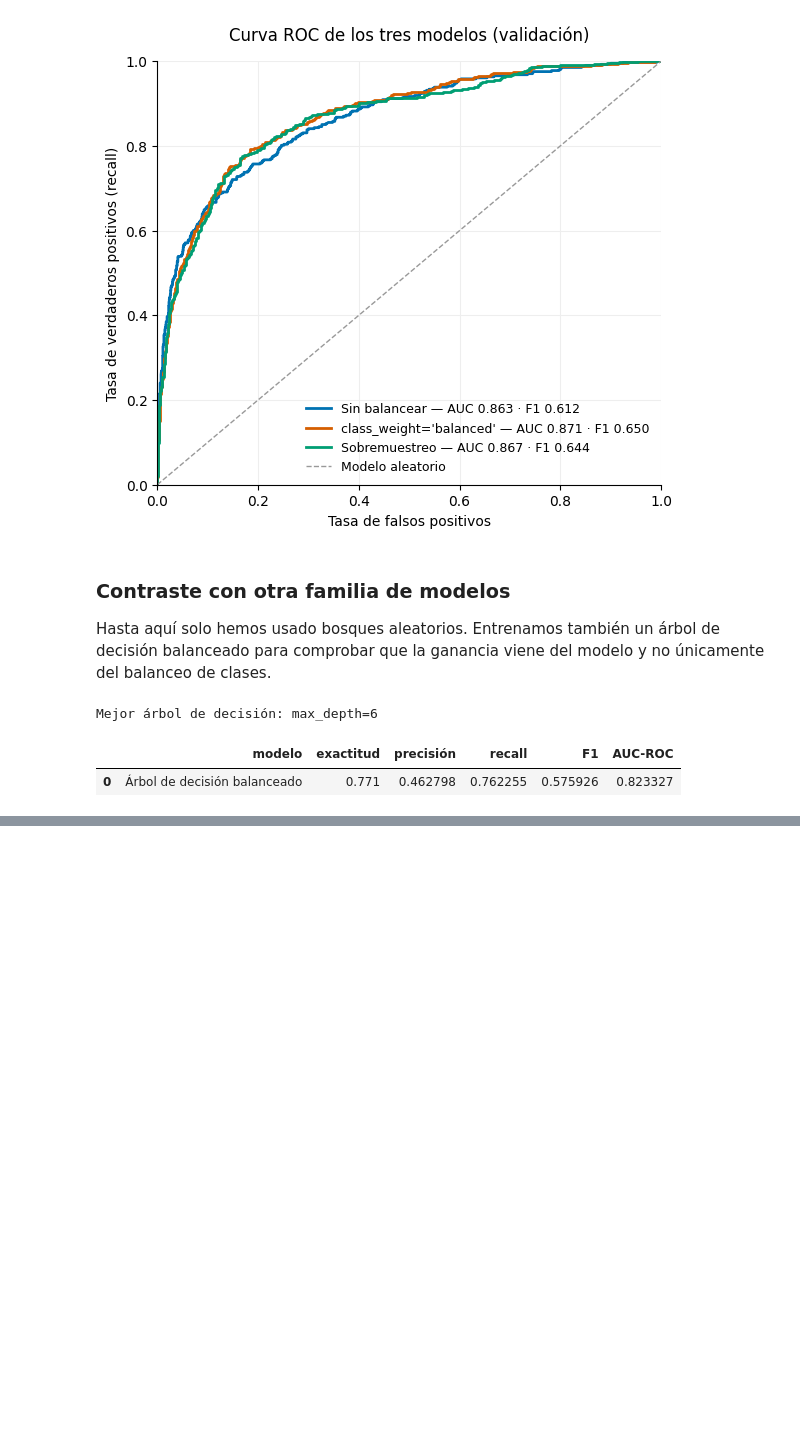
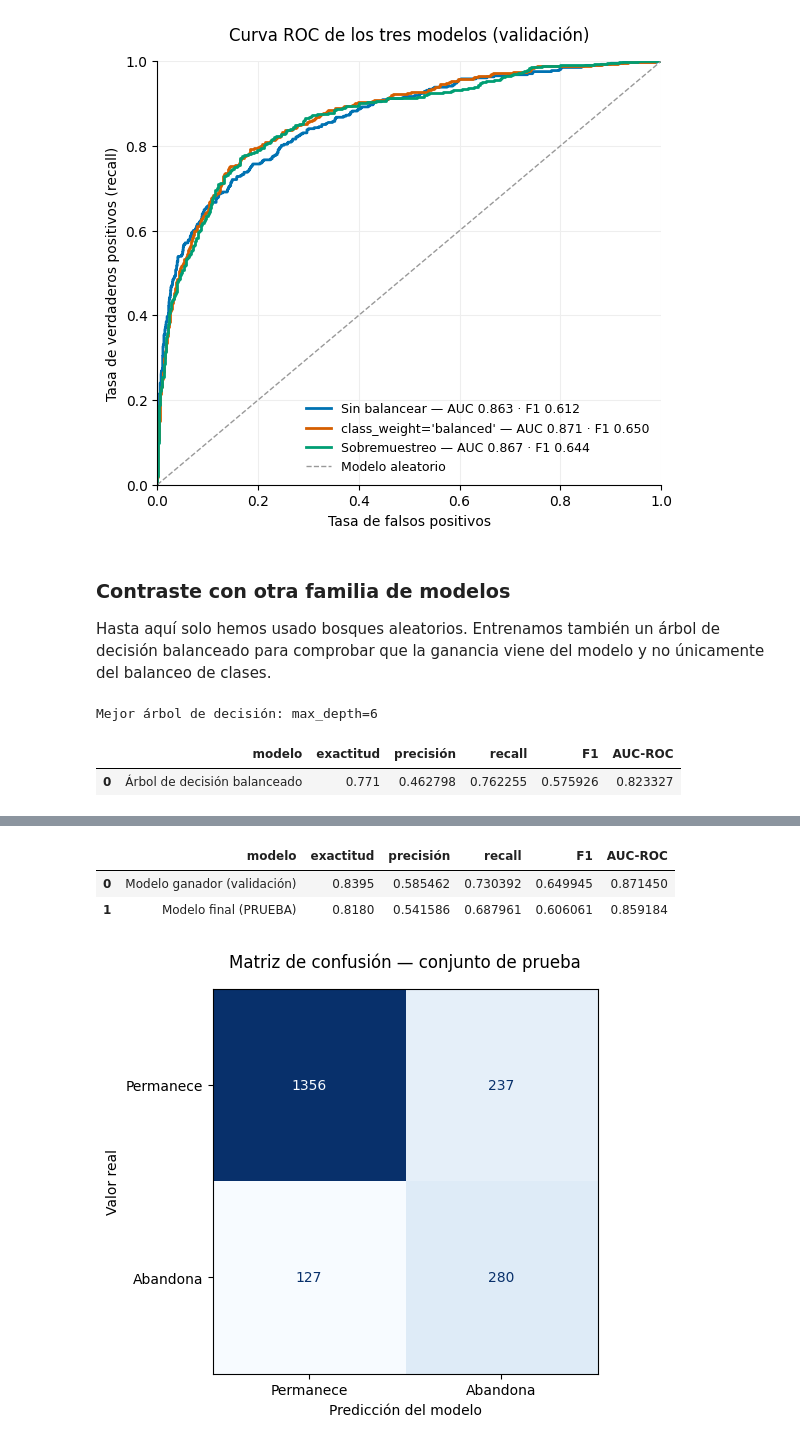
Before and after one commit to carloscarranza2486/tripleten-data-science, a Jupyter notebook: sprint-11-supervised-learning/beta_bank_project.ipynb, the cells around one changed output, grey strips where cells are left out. Saved outputs shown, nothing was run; the diff lists cells and outputs as text; code cells hidden in the pictures; blank space fills up the shorter version.

```diff
--- a/sprint-11-supervised-learning/beta_bank_project.ipynb
+++ b/sprint-11-supervised-learning/beta_bank_project.ipynb
@@ -515,0 +523,36 @@ Como contraste, el árbol de decisión balanceado se queda en un F1 de 0.5759, p
+# %%
+# reentrenamos el modelo ganador con entrenamiento + validación (el 80% de los datos)
+features_completo = pd.concat([features_train, features_valid])
+target_completo = pd.concat([target_train, target_valid])
+
+modelo_final = RandomForestClassifier(
+    n_estimators=100, max_depth=10, class_weight='balanced', random_state=12345
+)
+modelo_final.fit(features_completo, target_completo)
+
+predicciones_finales = modelo_final.predict(features_test)
+
+# comparamos el resultado en validación contra el del conjunto de prueba
+pd.DataFrame([
+    evaluar_modelo('Modelo ganador (validación)', modelo_pesos, features_valid, target_valid),
+    evaluar_modelo('Modelo final (PRUEBA)', modelo_final, features_test, target_test),
+])
+# %% [output]
+|  | modelo | exactitud | precisión | recall | F1 | AUC-ROC |
+| 0 | Modelo ganador (validación) | 0.8395 | 0.585462 | 0.730392 | 0.649945 | 0.871450 |
+| 1 | Modelo final (PRUEBA) | 0.8180 | 0.541586 | 0.687961 | 0.606061 | 0.859184 |
+# %%
+# matriz de confusión del modelo final sobre el conjunto de prueba
+matriz = confusion_matrix(target_test, predicciones_finales)
+
+fig, ax = plt.subplots(figsize=(6, 5))
+ConfusionMatrixDisplay(confusion_matrix=matriz, display_labels=['Permanece', 'Abandona']).plot(
+    cmap='Blues', colorbar=False, ax=ax
+)
+ax.set_title('Matriz de confusión — conjunto de prueba', fontsize=12, pad=15)
+ax.set_xlabel('Predicción del modelo')
+ax.set_ylabel('Valor real')
+ax.grid(False)
+plt.show()
+# %% [output]
+[figure, added]
```
Also changed, not shown: parts of 8 cells of this notebook.
